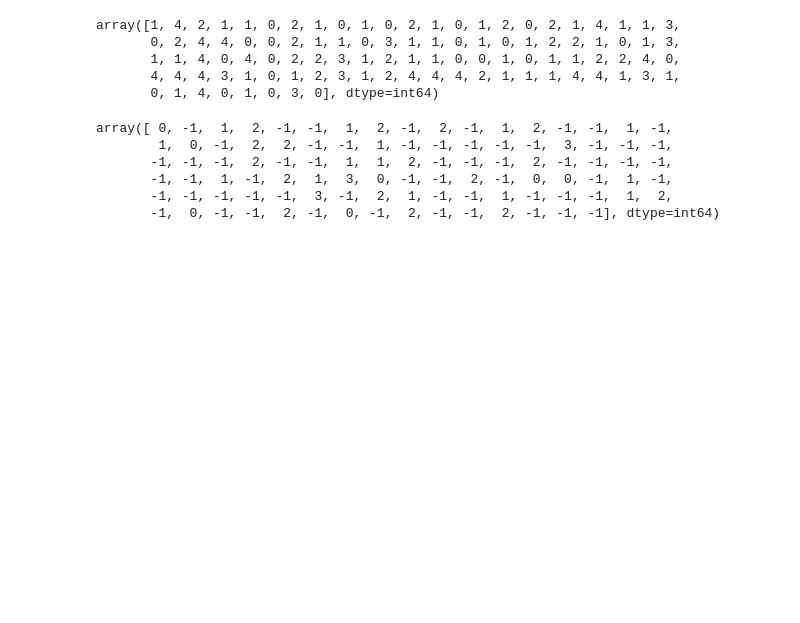
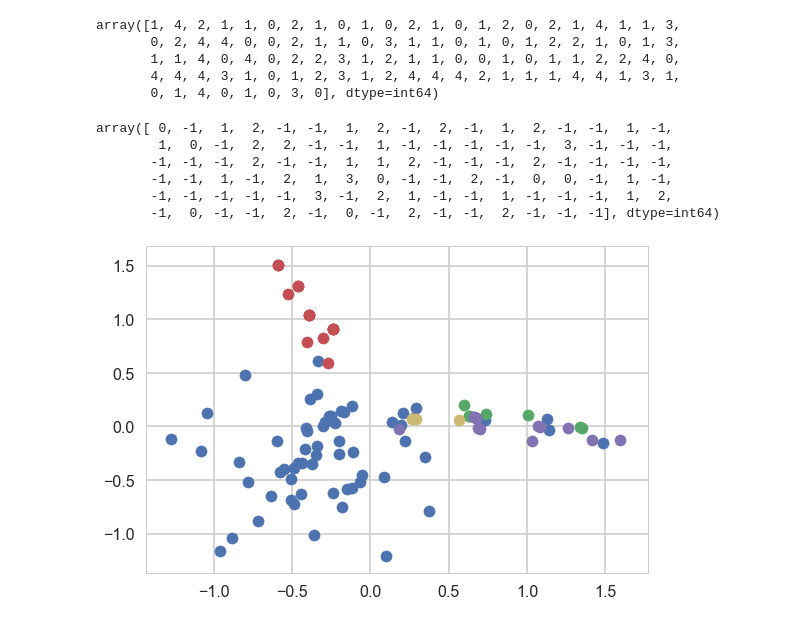
Before and after one commit to pandrewg/Mini-Projects, a Jupyter notebook: clustering/Mini_Project_Clustering.ipynb, the cells around one changed output. Cells and saved outputs as stored; diff of their text form; code cells hidden in the pictures; blank space fills up the shorter version.

```diff
--- a/clustering/Mini_Project_Clustering.ipynb
+++ b/clustering/Mini_Project_Clustering.ipynb
@@ -545,3 +547,11 @@ array([ 0, -1,  1,  2, -1, -1,  1,  2, -1,  2, -1,  1,  2, -1, -1,  1, -1,
        -1, -1,  1, -1,  2,  1,  3,  0, -1, -1,  2, -1,  0,  0, -1,  1, -1,
        -1, -1, -1, -1, -1,  3, -1,  2,  1, -1, -1,  1, -1, -1, -1,  1,  2,
        -1,  0, -1, -1,  2, -1,  0, -1,  2, -1, -1,  2, -1, -1, -1], dtype=int64)
+# %%
+reduced_summary['labels1'] = DBSCAN(eps=1).fit(x_cols).labels_
+fig, ax = plt.subplots(1,1,figsize=(9,6))
+
+for label in np.unique(reduced_summary['labels1']):
+    ax.scatter(reduced_summary[reduced_summary['labels1']==label]['x'],reduced_summary[reduced_summary['labels1']==label]['y'])
+# %% [output]
+[figure, added]
```
Also changed, not shown: parts of 1 cell of this notebook.
